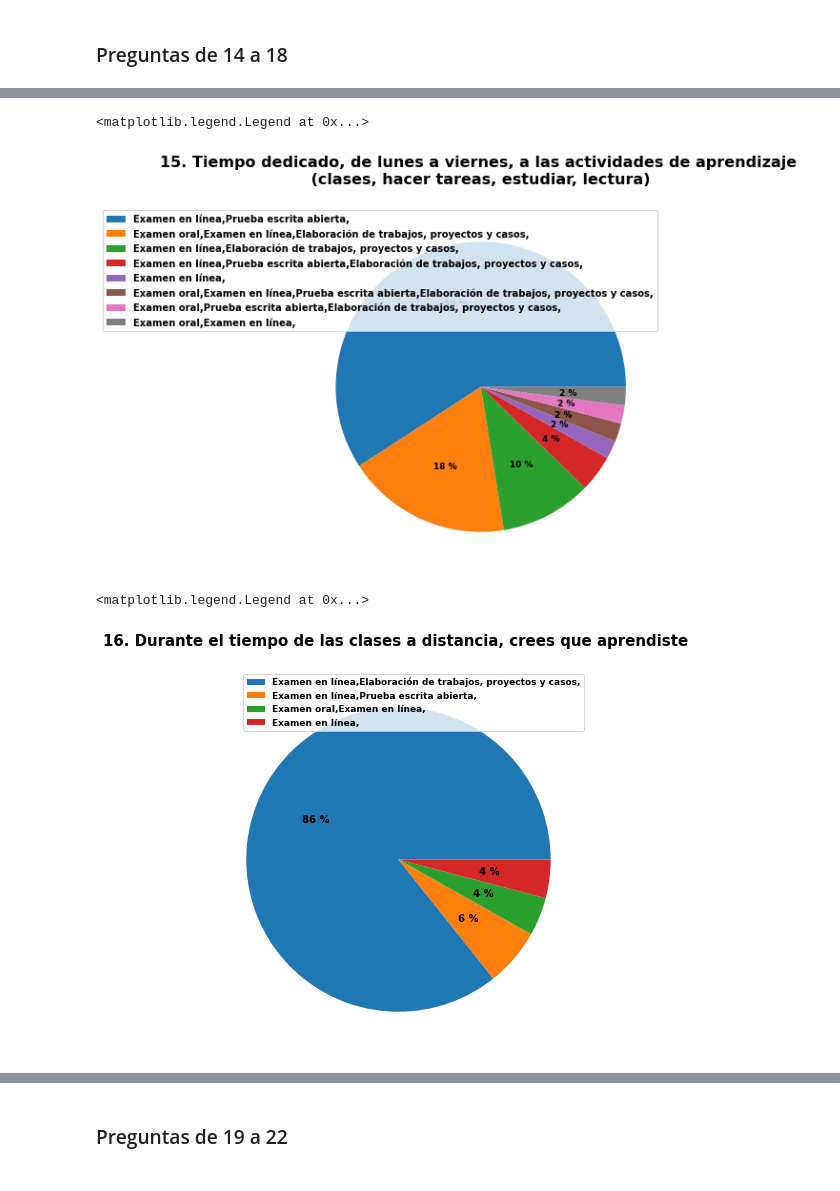
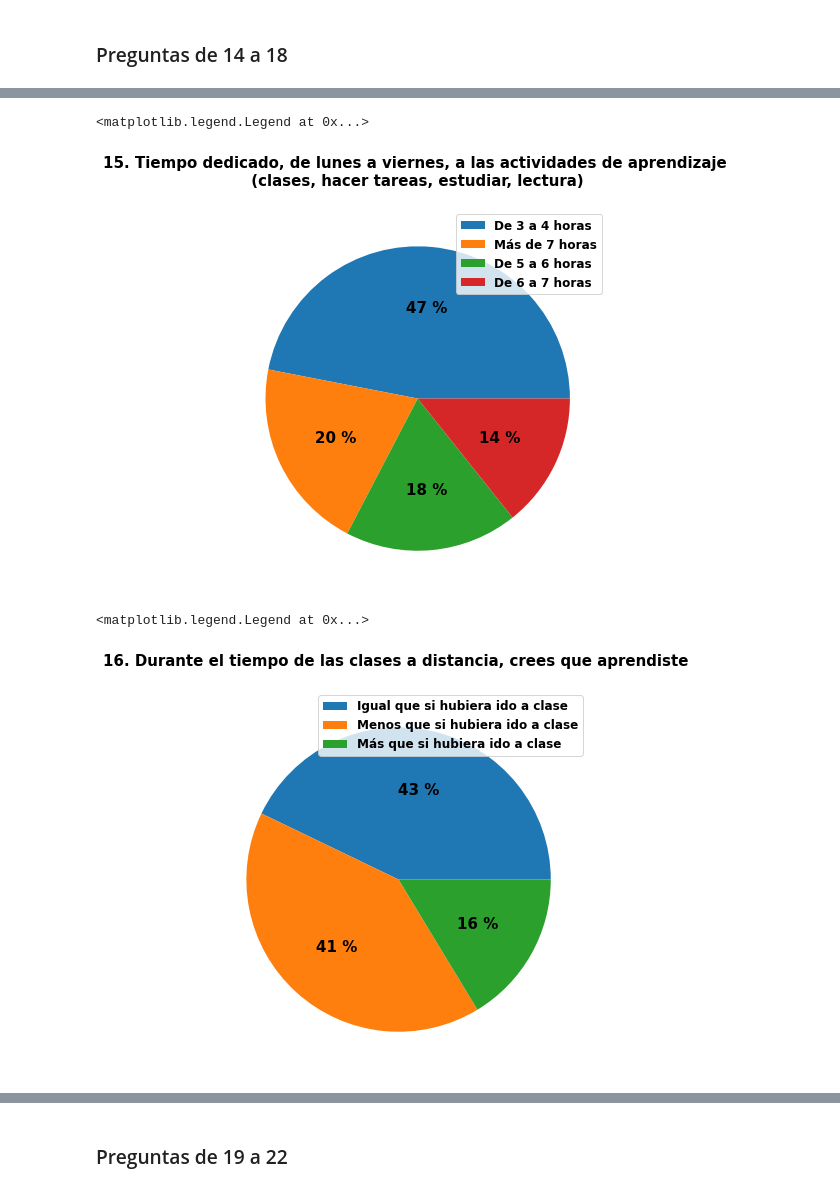
Before and after one commit to rubenramosDev/etl-python, a Jupyter notebook: 3er parcial/Graficas/GraficasIDGS.ipynb, the cells around one changed output, grey strips where cells are left out. Saved outputs shown, nothing was run; the diff lists cells and outputs as text; code cells hidden in the pictures.

```diff
--- a/3er parcial/Graficas/GraficasIDGS.ipynb
+++ b/3er parcial/Graficas/GraficasIDGS.ipynb
@@ -226,19 +202,17 @@ ax.legend()
 ### Preguntas de 14 a 18
 # %%
 #Pregunta 14
-df_valor = df["pregunta_14"].value_counts()
-df_etiqueta = df["pregunta_14"].unique()
-fig, ax = plt.subplots(figsize=(9,9))
+df_valor = df["pregunta_21"].value_counts()
+df_etiqueta = df["pregunta_21"].unique()
+fig, ax = plt.subplots(figsize=(7,7))
 
-plt.pie(df_valor,
-        labels = df_etiqueta,
-        autopct = "%0.0f %%")
+plt.pie(df_valor, autopct = "%0.0f %%")
 
-ax.set_title("14. Que tan fácil era la comprensión de los temas\n",
+ax.set_title("14. Que tan fácil era la comprensión de los temas",
         fontsize=15,
         fontweight="bold")
 
-plt.rcParams.update({'font.size': 9, 'font.weight' : 'bold'})
-ax.legend()
+plt.rcParams.update({'font.size': 12, 'font.weight' : 'bold'})
+ax.legend(labels = df_etiqueta)
 # %% [output]
 <matplotlib.legend.Legend at 0x...>
@@ -246,24 +220,24 @@ ax.legend()
 # %%
 #Pregunta 15
-df_valor = df["pregunta_15"].value_counts()
-df_etiqueta = df["pregunta_15"].unique()
+df_valor = df["pregunta_22"].value_counts()
+df_etiqueta = df["pregunta_22"].unique()
 fig, ax = plt.subplots(figsize=(7,7))
 
 plt.pie(df_valor, autopct = "%0.0f %%")
 
 ax.set_title("15. Tiempo dedicado, de lunes a viernes, a las actividades de aprendizaje \n (clases, hacer tareas, estudiar, lectura) \n",
-        fontsize=16,
+        fontsize=15,
         fontweight="bold")
 
-plt.rcParams.update({'font.size': 10, 'font.weight' : 'bold'})
+plt.rcParams.update({'font.size': 12, 'font.weight' : 'bold'})
 ax.legend(labels = df_etiqueta)
 # %% [output]
 <matplotlib.legend.Legend at 0x...>
-[figure, old version]
+[figure, new version]
 # %%
 #Pregunta 16
-df_valor = df["pregunta_16"].value_counts()
-df_etiqueta = df["pregunta_16"].unique()
+df_valor = df["pregunta_23"].value_counts()
+df_etiqueta = df["pregunta_23"].unique()
 fig, ax = plt.subplots(figsize=(7,7))
 
 plt.pie(df_valor, autopct = "%0.0f %%")
@@ -272,10 +246,10 @@ ax.set_title("16. Durante el tiempo de las clases a distancia, crees que aprendi
         fontsize=15,
         fontweight="bold")
 
-plt.rcParams.update({'font.size': 9, 'font.weight' : 'bold'})
+plt.rcParams.update({'font.size': 12, 'font.weight' : 'bold'})
 ax.legend(labels = df_etiqueta)
 # %% [output]
 <matplotlib.legend.Legend at 0x...>
-[figure, old version]
+[figure, new version]
 # %%
 #Pregunta 17
```
Also changed, not shown: parts of 12 cells of this notebook, 1 other file.
